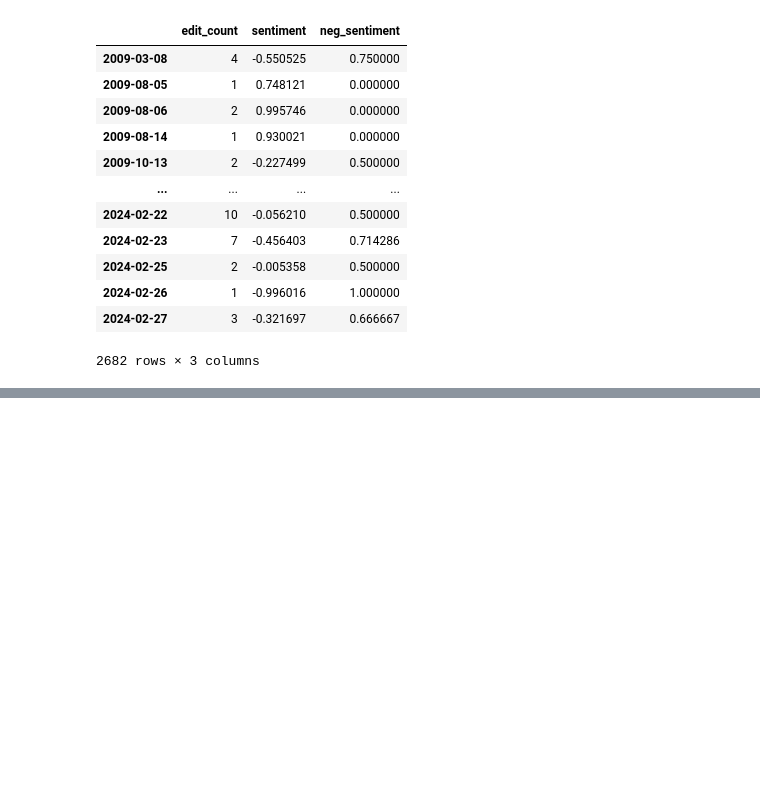
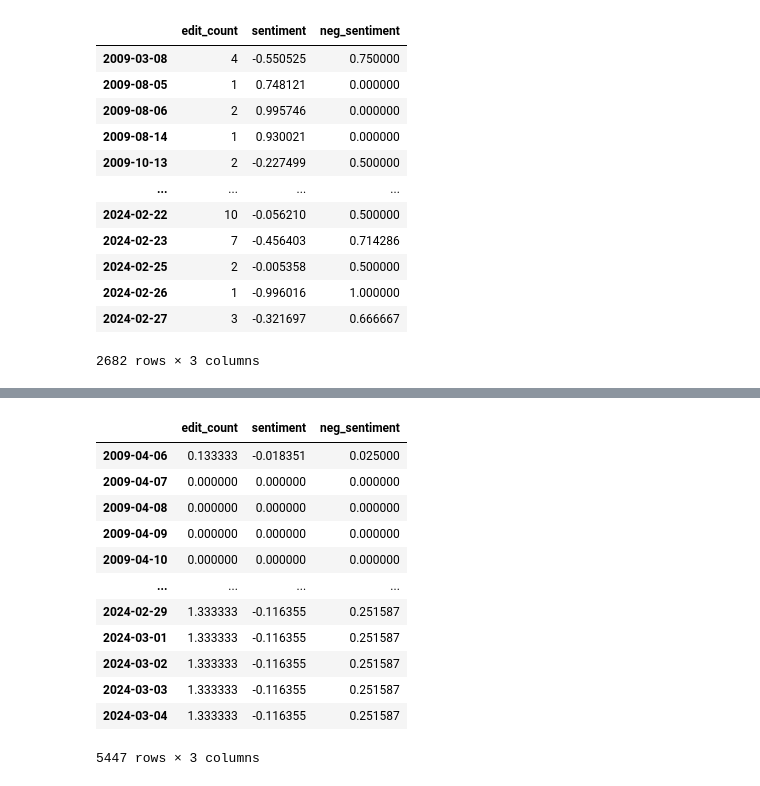
Before and after one commit to Spencer-Green/Bitcoin-Prediction-Model, a Jupyter notebook: bitcoin_sentiment.ipynb, the cells around one changed output, grey strips where cells are left out. Cells and saved outputs as stored; diff of their text form; code cells hidden in the pictures; blank space fills up the shorter version.

```diff
--- a/bitcoin_sentiment.ipynb
+++ b/bitcoin_sentiment.ipynb
@@ -116,0 +172,18 @@ edits_df
+# %%
+rolling_edits = rolling_edits.dropna()
+# %%
+rolling_edits
+# %% [output]
+|  | edit_count | sentiment | neg_sentiment |
+| 2009-04-06 | 0.133333 | -0.018351 | 0.025000 |
+| 2009-04-07 | 0.000000 | 0.000000 | 0.000000 |
+| 2009-04-08 | 0.000000 | 0.000000 | 0.000000 |
+| 2009-04-09 | 0.000000 | 0.000000 | 0.000000 |
+| 2009-04-10 | 0.000000 | 0.000000 | 0.000000 |
+| ... | ... | ... | ... |
+| 2024-02-29 | 1.333333 | -0.116355 | 0.251587 |
+| 2024-03-01 | 1.333333 | -0.116355 | 0.251587 |
+| 2024-03-02 | 1.333333 | -0.116355 | 0.251587 |
+| 2024-03-03 | 1.333333 | -0.116355 | 0.251587 |
+| 2024-03-04 | 1.333333 | -0.116355 | 0.251587 |
+5447 rows × 3 columns
```
Also changed, not shown: parts of 9 cells of this notebook, 3 other files.
